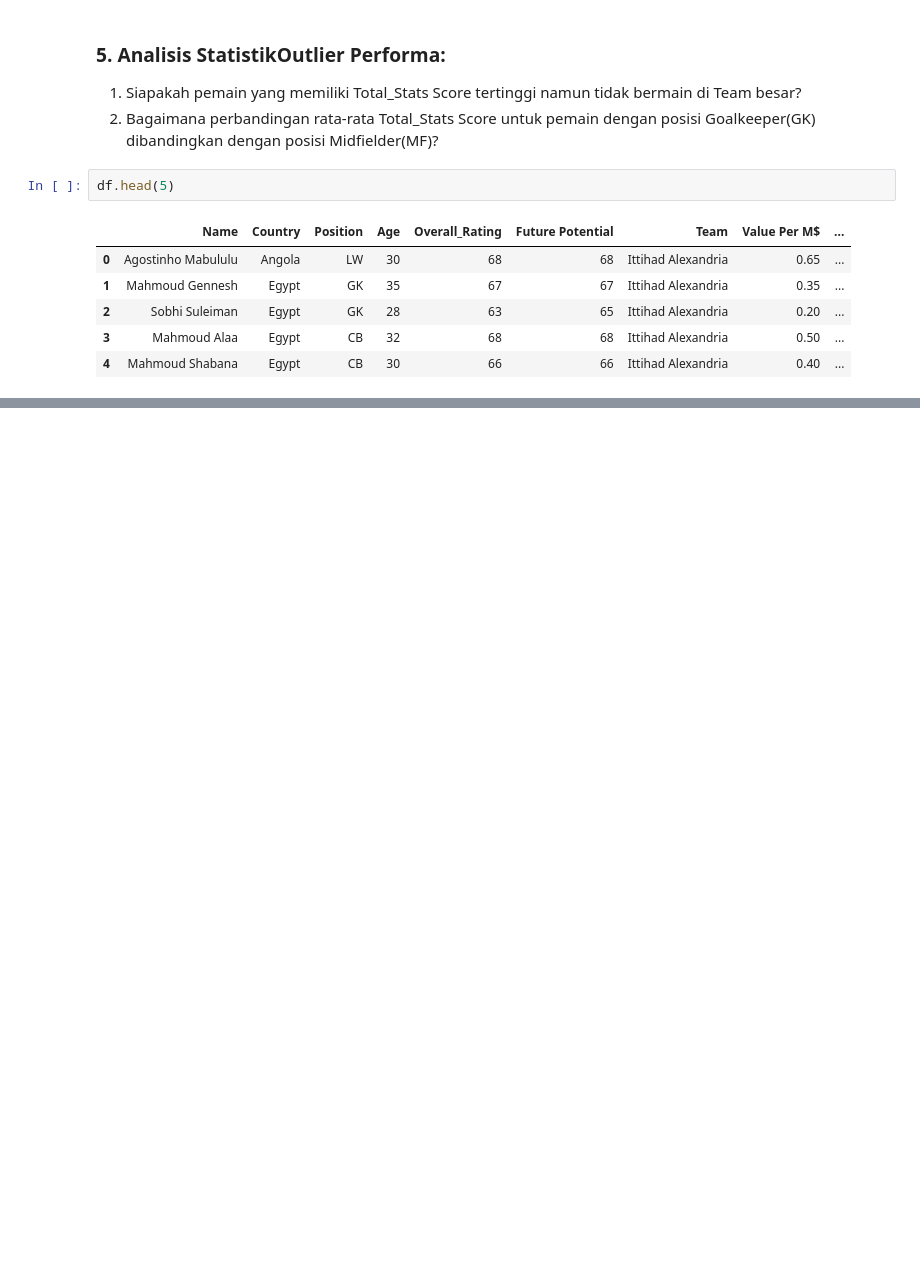
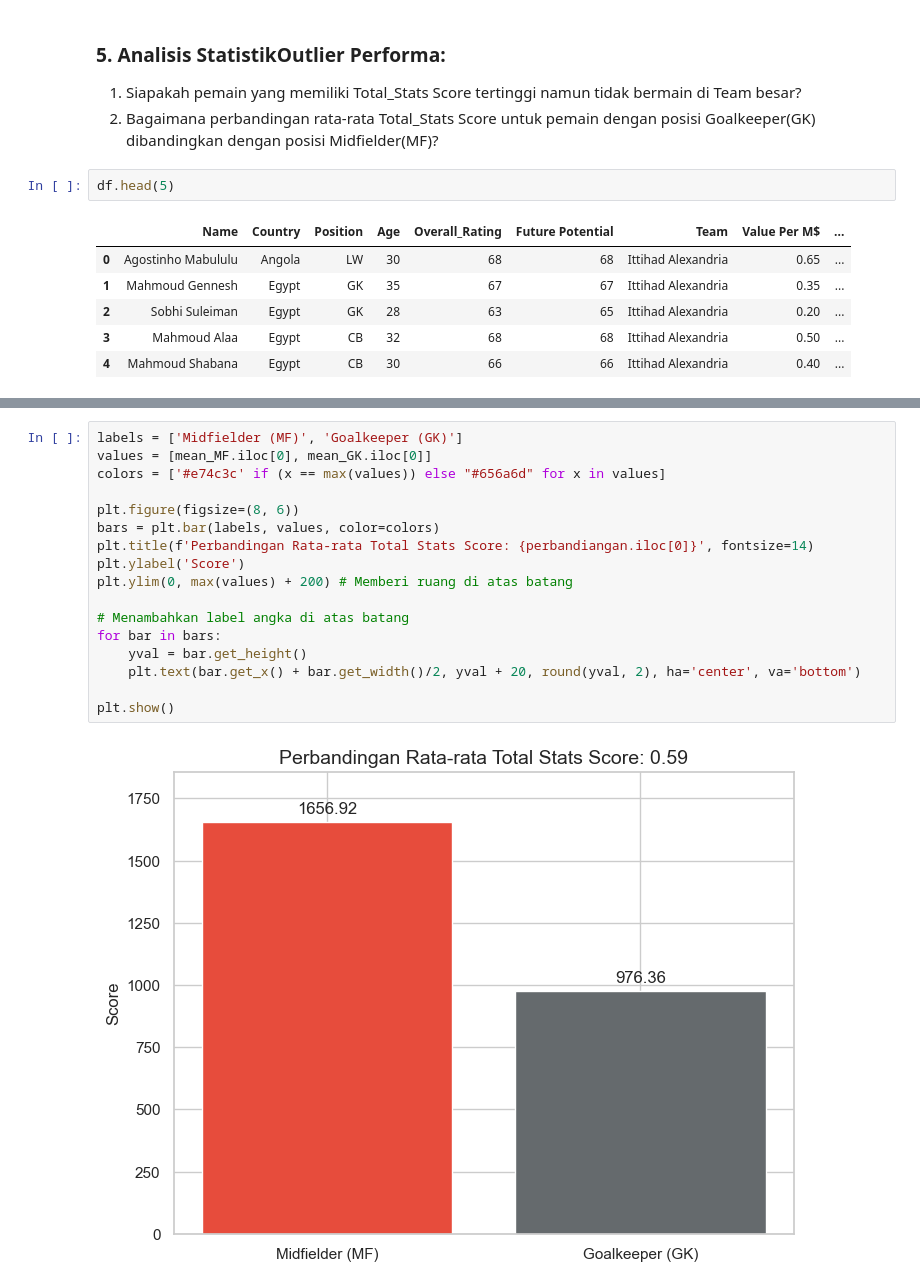
Before and after one commit to HafidzAfrieno/Project-Data-Analyst-Part-1, a Jupyter notebook: fifa_player_analyst.ipynb, the cells around one changed output, grey strips where cells are left out. Drawn from its saved outputs; the diff is of its cells as text; blank space fills up the shorter version.

```diff
--- a/fifa_player_analyst.ipynb
+++ b/fifa_player_analyst.ipynb
@@ -537,0 +549,19 @@ Passing `palette` without assigning `hue` is deprecated and will be removed in v
+# %%
+labels = ['Midfielder (MF)', 'Goalkeeper (GK)']
+values = [mean_MF.iloc[0], mean_GK.iloc[0]]
+colors = ['#e74c3c' if (x == max(values)) else "#656a6d" for x in values]
+
+plt.figure(figsize=(8, 6))
+bars = plt.bar(labels, values, color=colors)
+plt.title(f'Perbandingan Rata-rata Total Stats Score: {perbandiangan.iloc[0]}', fontsize=14)
+plt.ylabel('Score')
+plt.ylim(0, max(values) + 200) # Memberi ruang di atas batang
+
+# Menambahkan label angka di atas batang
+for bar in bars:
+    yval = bar.get_height()
+    plt.text(bar.get_x() + bar.get_width()/2, yval + 20, round(yval, 2), ha='center', va='bottom')
+
+plt.show()
+# %% [output]
+[figure, added]
```
Also changed, not shown: parts of 15 cells of this notebook.
